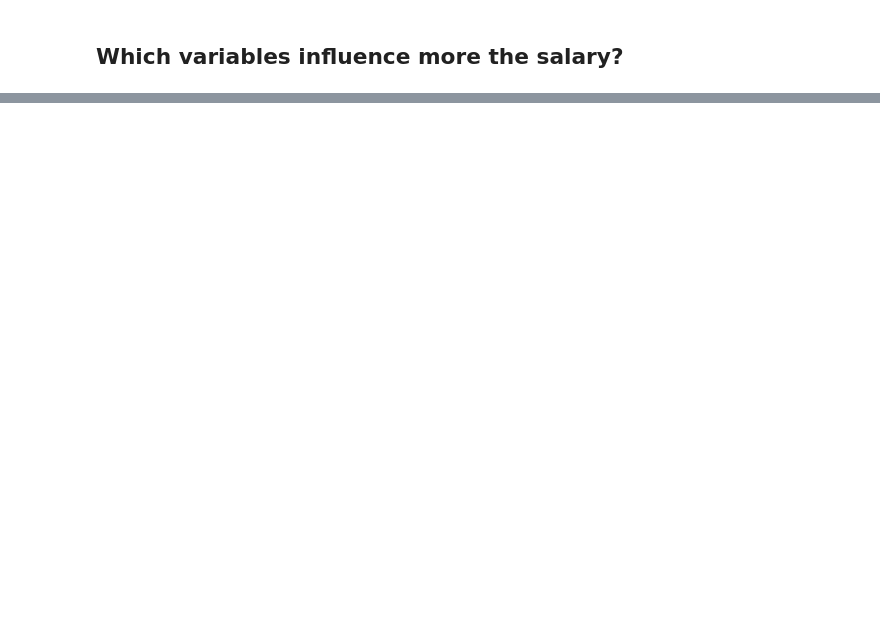
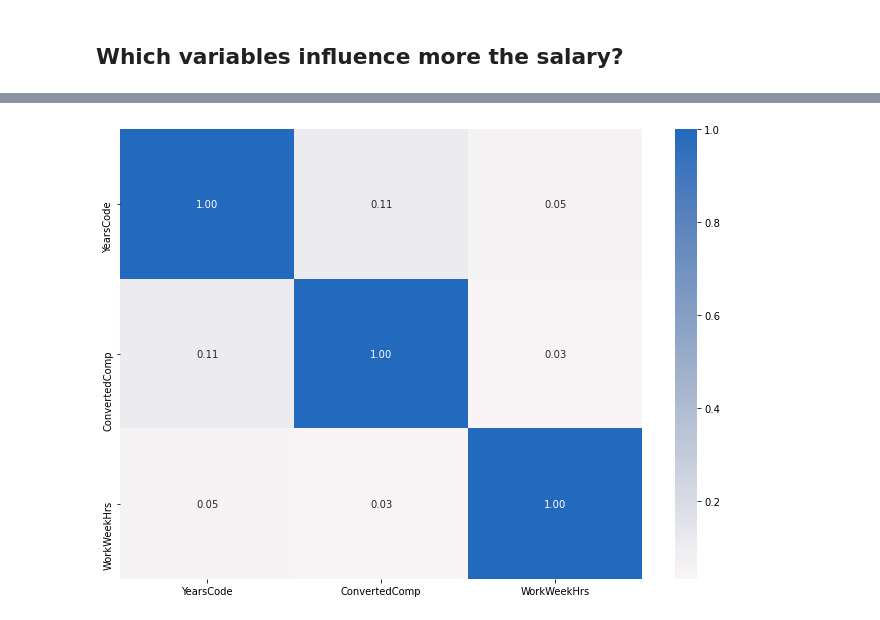
Before and after one commit to rubenvf/Stack_Overflow_Survey_2020, a Jupyter notebook: StackOverflowPost.ipynb, the cells around one changed output, grey strips where cells are left out. Drawn from its saved outputs; the diff is of its cells as text; code cells hidden in the pictures; blank space fills up the shorter version.

```diff
--- a/StackOverflowPost.ipynb
+++ b/StackOverflowPost.ipynb
@@ -151,0 +222,5 @@ print_percentage_top(ratio, 10, 'Top 10 programming languages in 2020')
+# %%
+df.loc[df.YearsCode == 'Less than 1 year', 'YearsCode'] = 0
+df.loc[df.YearsCode == 'More than 50 years', 'YearsCode'] = 51
+df['YearsCode'] = df['YearsCode'].astype(float)
+print(df.info())
@@ -151,0 +255,6 @@ print_percentage_top(ratio, 10, 'Top 10 programming languages in 2020')
+# %%
+plt.figure(figsize = [11.69, 8.27])
+sb.heatmap(df.corr(), annot = True, fmt = '.2f', cmap = 'vlag_r', center = 0)
+plt.show()
+# %% [output]
+[figure, added]
```
Also changed, not shown: parts of 28 cells of this notebook.
